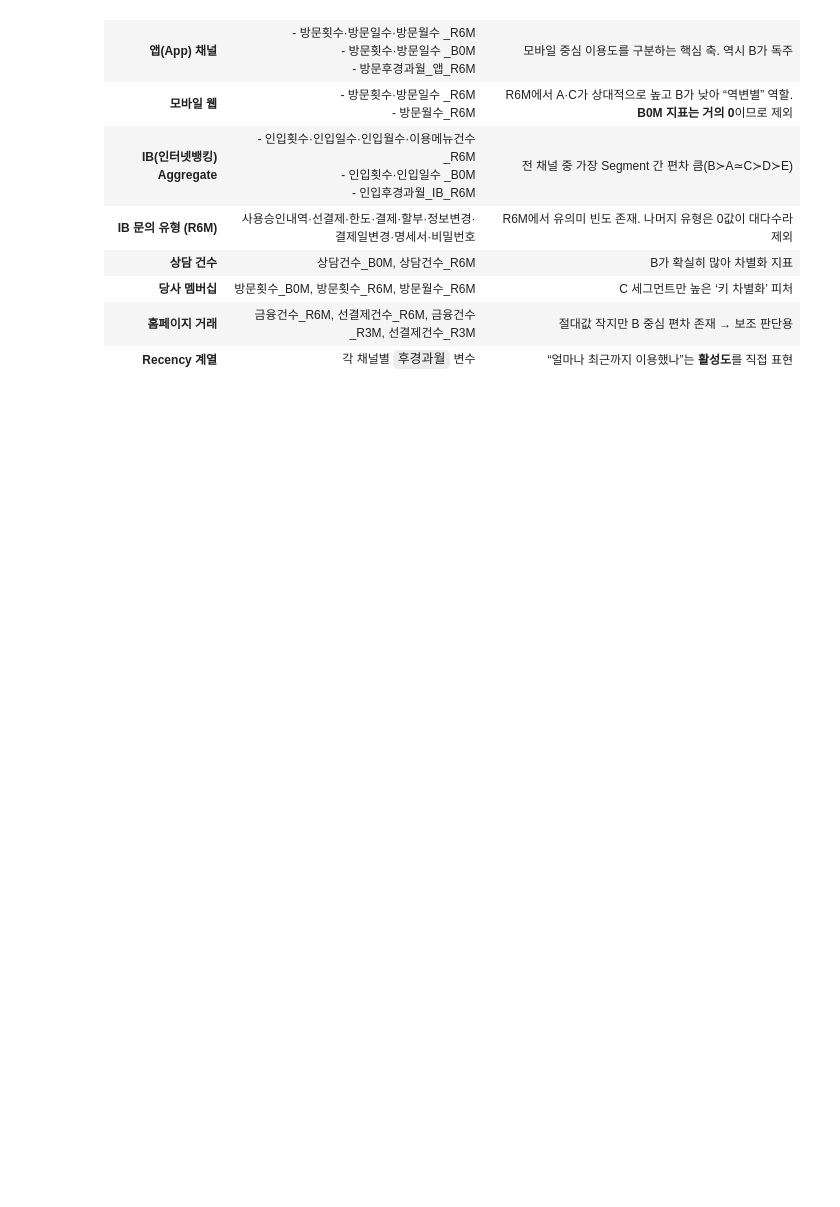
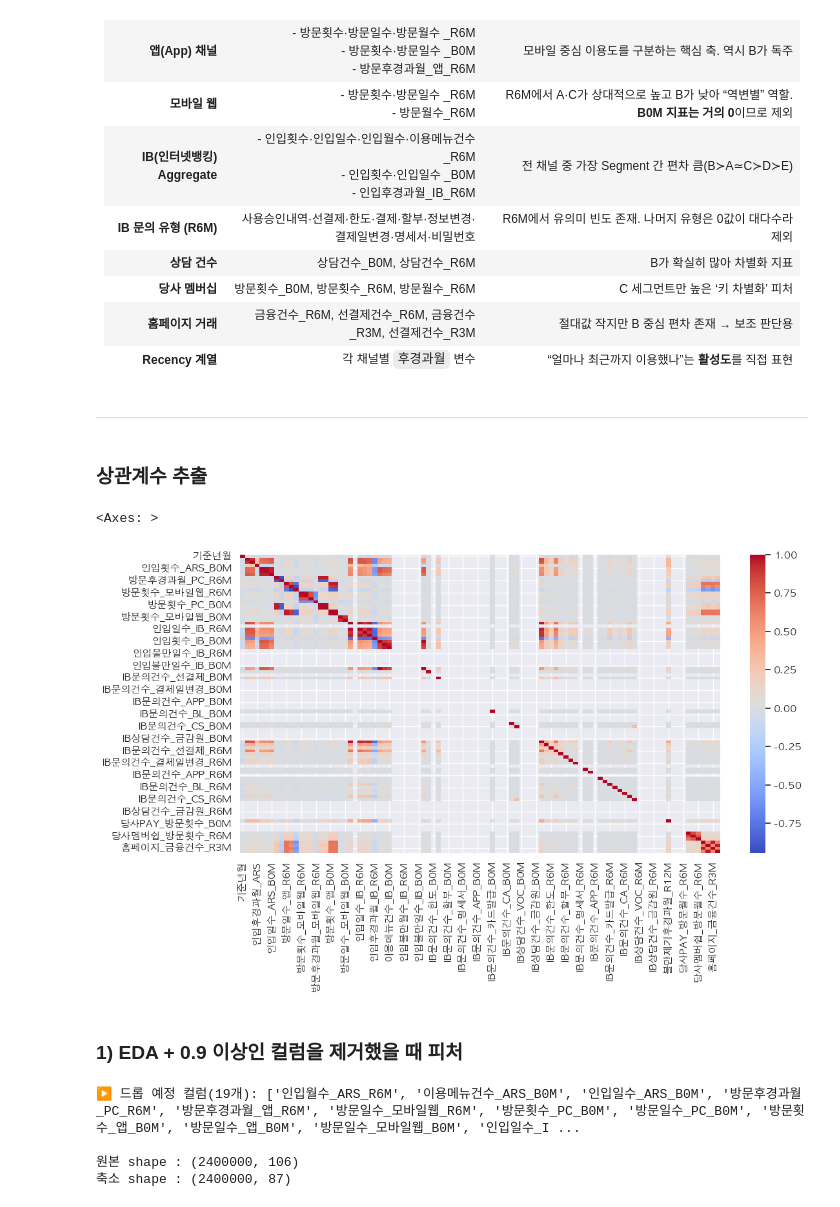
Before and after one commit to hyojun121/final, a Jupyter notebook: 6. 채널정보 EDA.ipynb, the cells around one changed output. Saved outputs shown, nothing was run; the diff lists cells and outputs as text; code cells hidden in the pictures; blank space fills up the shorter version.

```diff
--- a/6. 채널정보 EDA.ipynb
+++ b/6. 채널정보 EDA.ipynb
@@ -849,3 +849,44 @@ plt.show()
 | **당사 멤버십**              | 방문횟수\_B0M, 방문횟수\_R6M, 방문월수\_R6M                                         | C 세그먼트만 높은 ‘키 차별화’ 피처                                       |
 | **홈페이지 거래**             | 금융건수\_R6M, 선결제건수\_R6M, 금융건수\_R3M, 선결제건수\_R3M                            | 절대값 작지만 B 중심 편차 존재 → 보조 판단용                                 |
 | **Recency 계열**          | 각 채널별 `후경과월` 변수                                                         | “얼마나 최근까지 이용했나”는 **활성도**를 직접 표현                             |
+# %% [markdown]
+---------------------------------------
+# %% [markdown]
+### 상관계수 추출
+# %%
+sns.heatmap(corr, cmap = 'coolwarm')
+# %% [output]
+<Axes: >
+[figure, added]
+# %% [markdown]
+### 1) EDA + 0.9 이상인 컬럼을 제거했을 때 피처
+# %%
+# 1) 수치형만 추출
+num_cols = df.select_dtypes(include='number')
+
+# 2) 피어슨 상관계수
+corr = num_cols.corr()
+
+# 3) 상삼각 행렬(대각선 위)만 추출
+upper = corr.where(np.triu(np.ones(corr.shape), k=1).astype(bool))
+
+# 4) 임계값 초과하는 컬럼 이름 수집
+threshold = 0.9
+to_drop = [
+    column
+    for column in upper.columns
+    if any(upper[column].abs() > threshold)
+]
+
+print(f"▶ 드롭 예정 컬럼({len(to_drop)}개): {to_drop}")
+
+# 5) 데이터프레임에서 제거
+df_reduced = df.drop(columns=to_drop)
+
+print(f"\n원본 shape : {df.shape}")
+print(f"축소 shape : {df_reduced.shape}")
+# %% [output]
+▶ 드롭 예정 컬럼(19개): ['인입월수_ARS_R6M', '이용메뉴건수_ARS_B0M', '인입일수_ARS_B0M', '방문후경과월_PC_R6M', '방문후경과월_앱_R6M', '방문일수_모바일웹_R6M', '방문횟수_PC_B0M', '방문일수_PC_B0M', '방문횟수_앱_B0M', '방문일수_앱_B0M', '방문일수_모바일웹_B0M', '인입일수_I ...
+
+원본 shape : (2400000, 106)
+축소 shape : (2400000, 87)
```
Also changed, not shown: parts of 5 cells of this notebook.
